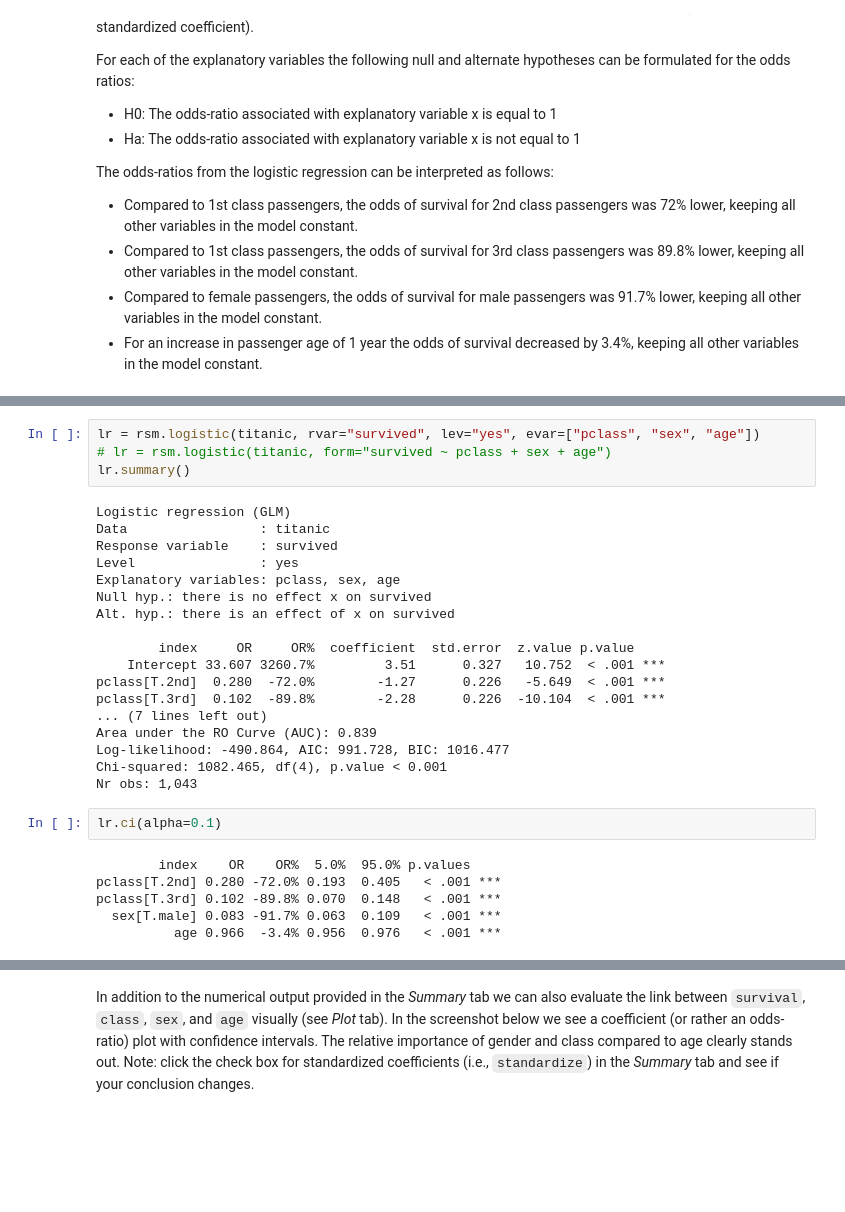
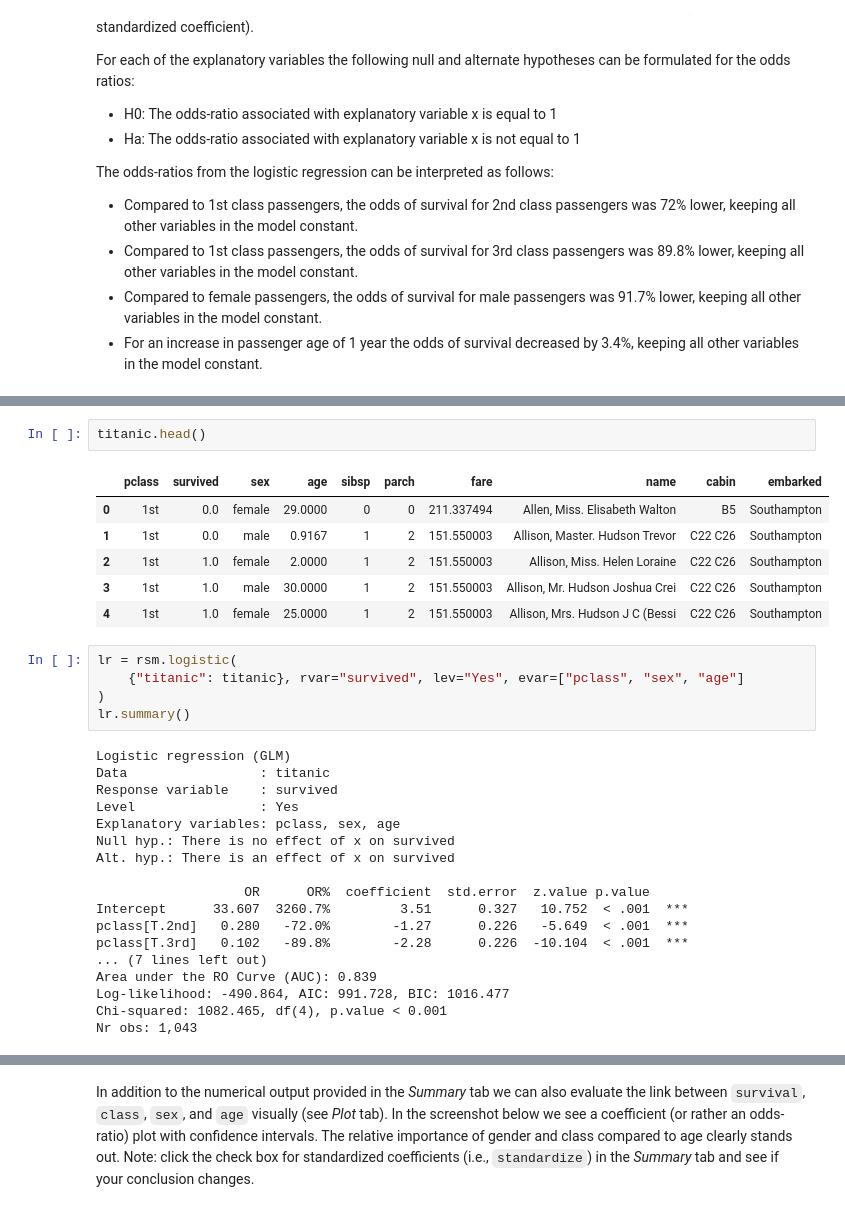
Before and after one commit to vnijs/pyrsm, a Jupyter notebook: examples/model-logistic-regression.ipynb, the cells around one changed output, grey strips where cells are left out. Cells and saved outputs as stored; diff of their text form; blank space fills up the shorter version.

```diff
--- a/examples/model-logistic-regression.ipynb
+++ b/examples/model-logistic-regression.ipynb
@@ -82,30 +96,32 @@ Note: Missing values and the `ticket` variable were removed from the data
+# %%
+titanic.head()
+# %% [output]
+|  | pclass | survived | sex | age | sibsp | parch | fare | name | cabin | embarked |
+| 0 | 1st | 0.0 | female | 29.0000 | 0 | 0 | 211.337494 | Allen, Miss. Elisabeth Walton | B5 | Southampton |
+| 1 | 1st | 0.0 | male | 0.9167 | 1 | 2 | 151.550003 | Allison, Master. Hudson Trevor | C22 C26 | Southampton |
+| 2 | 1st | 1.0 | female | 2.0000 | 1 | 2 | 151.550003 | Allison, Miss. Helen Loraine | C22 C26 | Southampton |
+| 3 | 1st | 1.0 | male | 30.0000 | 1 | 2 | 151.550003 | Allison, Mr. Hudson Joshua Crei | C22 C26 | Southampton |
+| 4 | 1st | 1.0 | female | 25.0000 | 1 | 2 | 151.550003 | Allison, Mrs. Hudson J C (Bessi | C22 C26 | Southampton |
 # %%
-lr = rsm.logistic(titanic, rvar="survived", lev="yes", evar=["pclass", "sex", "age"])
-# lr = rsm.logistic(titanic, form="survived ~ pclass + sex + age")
+lr = rsm.logistic(
+    {"titanic": titanic}, rvar="survived", lev="Yes", evar=["pclass", "sex", "age"]
+)
 lr.summary()
 # %% [output]
 Logistic regression (GLM)
 Data                 : titanic
 Response variable    : survived
-Level                : yes
+Level                : Yes
 Explanatory variables: pclass, sex, age
-Null hyp.: there is no effect x on survived
-Alt. hyp.: there is an effect of x on survived
+Null hyp.: There is no effect of x on survived
+Alt. hyp.: There is an effect of x on survived
 
-        index     OR     OR%  coefficient  std.error  z.value p.value
-    Intercept 33.607 3260.7%         3.51      0.327   10.752  < .001 ***
-pclass[T.2nd]  0.280  -72.0%        -1.27      0.226   -5.649  < .001 ***
-pclass[T.3rd]  0.102  -89.8%        -2.28      0.226  -10.104  < .001 ***
+                   OR      OR%  coefficient  std.error  z.value p.value
+Intercept      33.607  3260.7%         3.51      0.327   10.752  < .001  ***
+pclass[T.2nd]   0.280   -72.0%        -1.27      0.226   -5.649  < .001  ***
+pclass[T.3rd]   0.102   -89.8%        -2.28      0.226  -10.104  < .001  ***
 ... (7 lines left out)
 Area under the RO Curve (AUC): 0.839
 Log-likelihood: -490.864, AIC: 991.728, BIC: 1016.477
 Chi-squared: 1082.465, df(4), p.value < 0.001
 Nr obs: 1,043
-# %%
-lr.ci(alpha=0.1)
-# %% [output]
-        index    OR    OR%  5.0%  95.0% p.values
-pclass[T.2nd] 0.280 -72.0% 0.193  0.405   < .001 ***
-pclass[T.3rd] 0.102 -89.8% 0.070  0.148   < .001 ***
-  sex[T.male] 0.083 -91.7% 0.063  0.109   < .001 ***
-          age 0.966  -3.4% 0.956  0.976   < .001 ***
```
Also changed, not shown: parts of 11 cells of this notebook, 14 other files.
